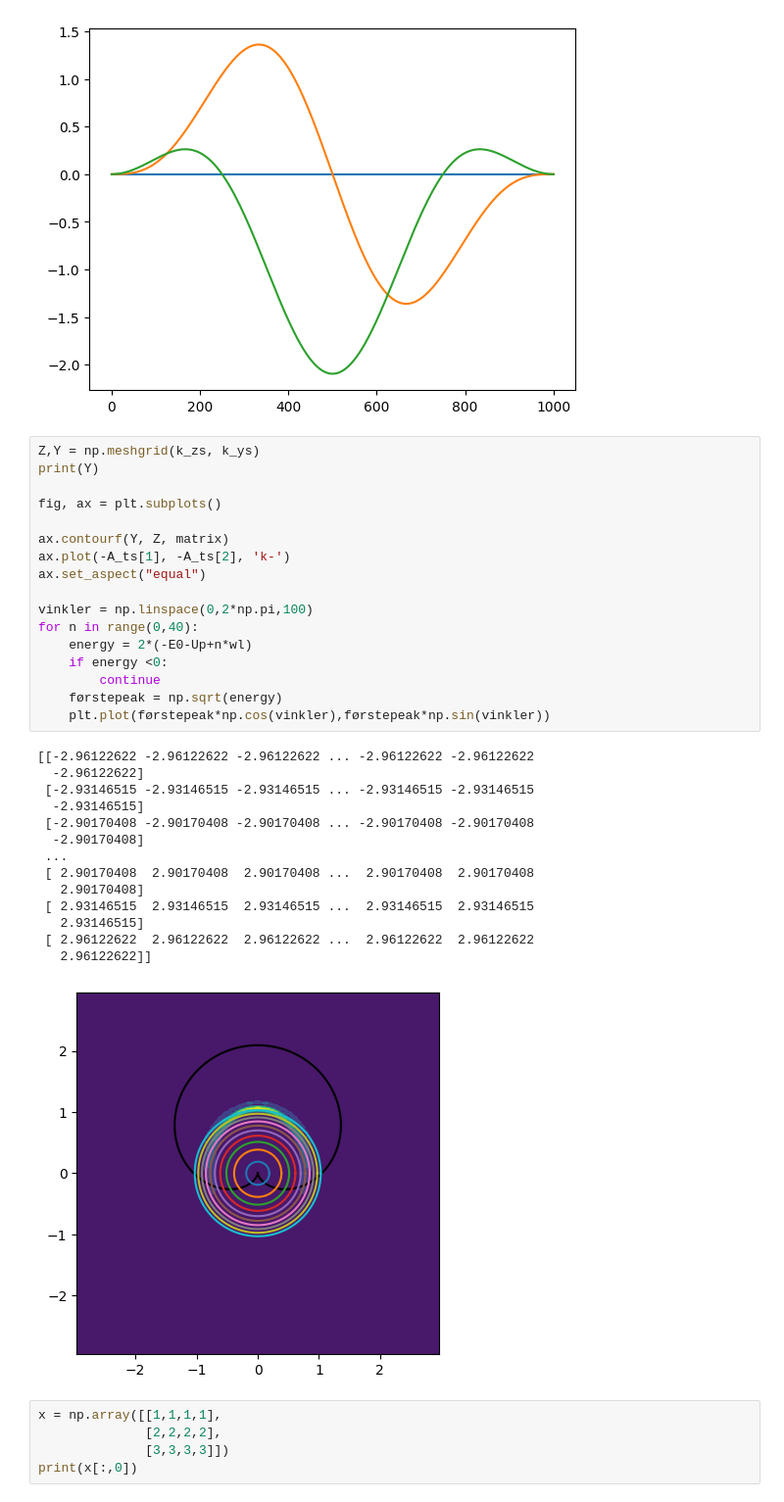
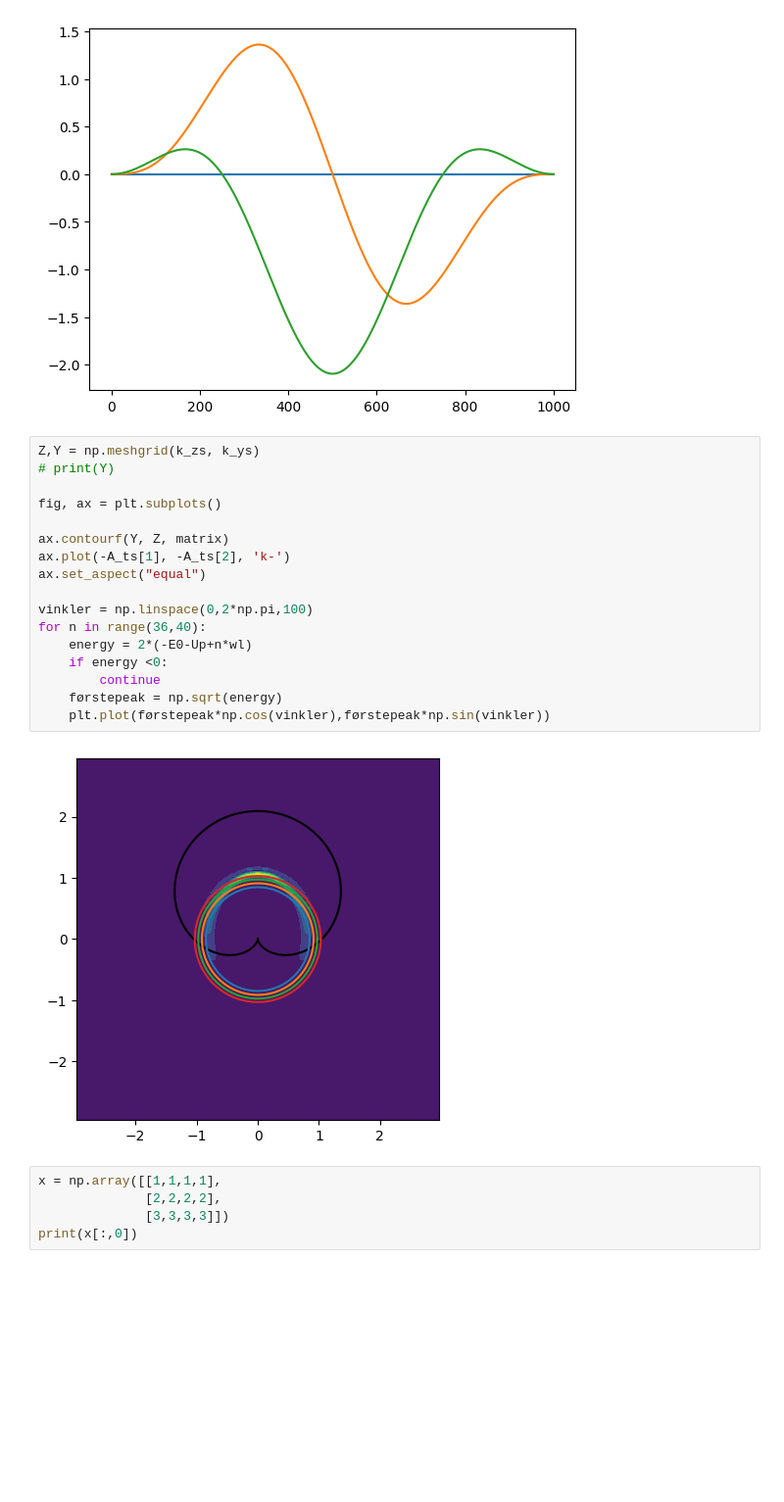
Before and after one commit to nrneubert/UFS, a Jupyter notebook: main_vectorized - Kopi.ipynb, the cells around one changed output. Shown at 98% size. Drawn from its saved outputs; the diff is of its cells as text; blank space fills up the shorter version.

```diff
--- a/main_vectorized - Kopi.ipynb
+++ b/main_vectorized - Kopi.ipynb
@@ -159,36 +159,23 @@ plt.plot(A_ts.transpose())
 [figure]
 # %%
 Z,Y = np.meshgrid(k_zs, k_ys)
-print(Y)
+# print(Y)
 
 fig, ax = plt.subplots()
 
 ax.contourf(Y, Z, matrix)
 ax.plot(-A_ts[1], -A_ts[2], 'k-')
 ax.set_aspect("equal")
 
 vinkler = np.linspace(0,2*np.pi,100)
-for n in range(0,40):
+for n in range(36,40):
     energy = 2*(-E0-Up+n*wl)
     if energy <0:
         continue
     førstepeak = np.sqrt(energy)
     plt.plot(førstepeak*np.cos(vinkler),førstepeak*np.sin(vinkler))
 # %% [output]
-[[-2.96122622 -2.96122622 -2.96122622 ... -2.96122622 -2.96122622
-  -2.96122622]
- [-2.93146515 -2.93146515 -2.93146515 ... -2.93146515 -2.93146515
-  -2.93146515]
- [-2.90170408 -2.90170408 -2.90170408 ... -2.90170408 -2.90170408
-  -2.90170408]
- ...
- [ 2.90170408  2.90170408  2.90170408 ...  2.90170408  2.90170408
-   2.90170408]
- [ 2.93146515  2.93146515  2.93146515 ...  2.93146515  2.93146515
-   2.93146515]
- [ 2.96122622  2.96122622  2.96122622 ...  2.96122622  2.96122622
-   2.96122622]]
-[figure, old version]
+[figure, new version]
 # %%
 x = np.array([[1,1,1,1],
               [2,2,2,2],
```
